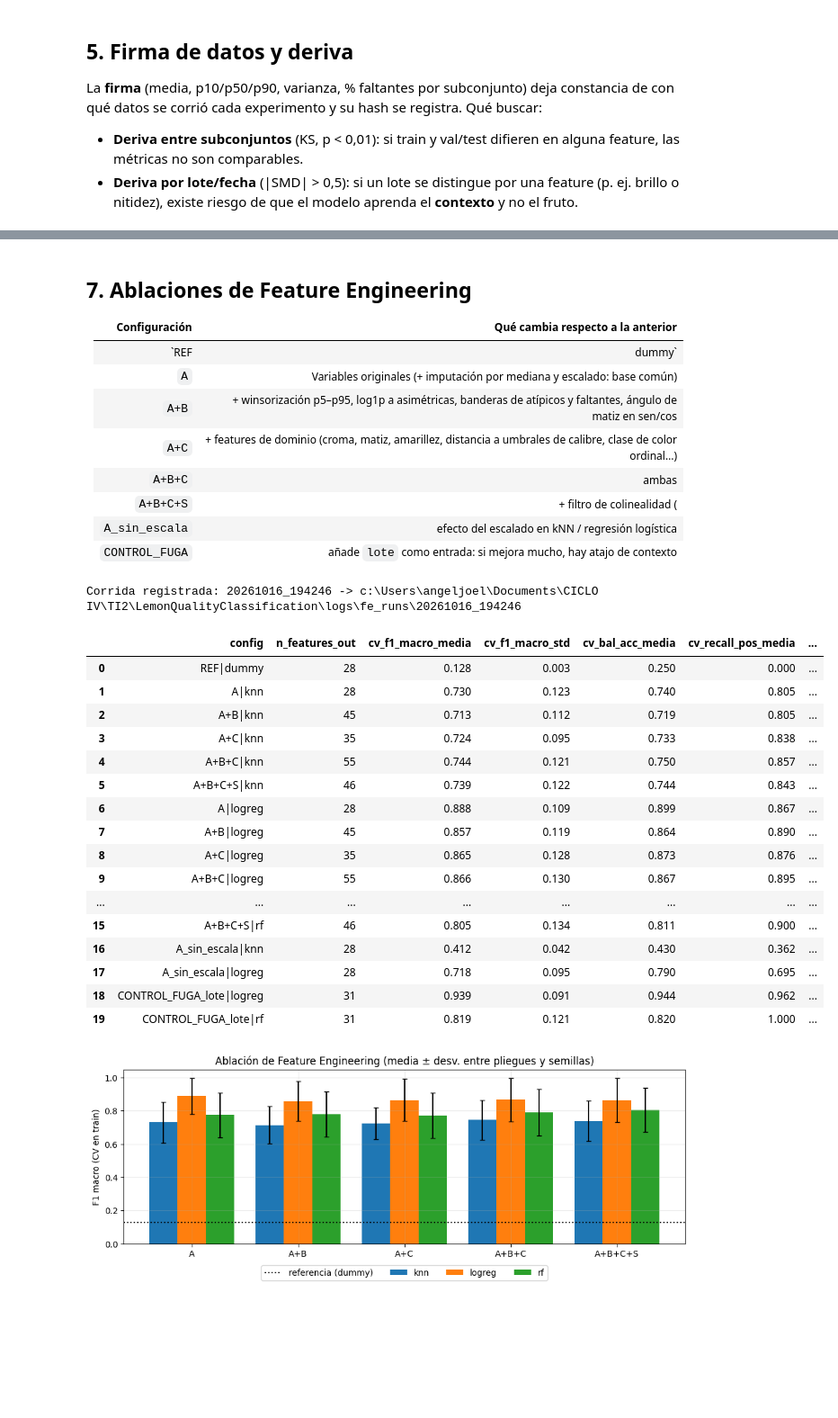
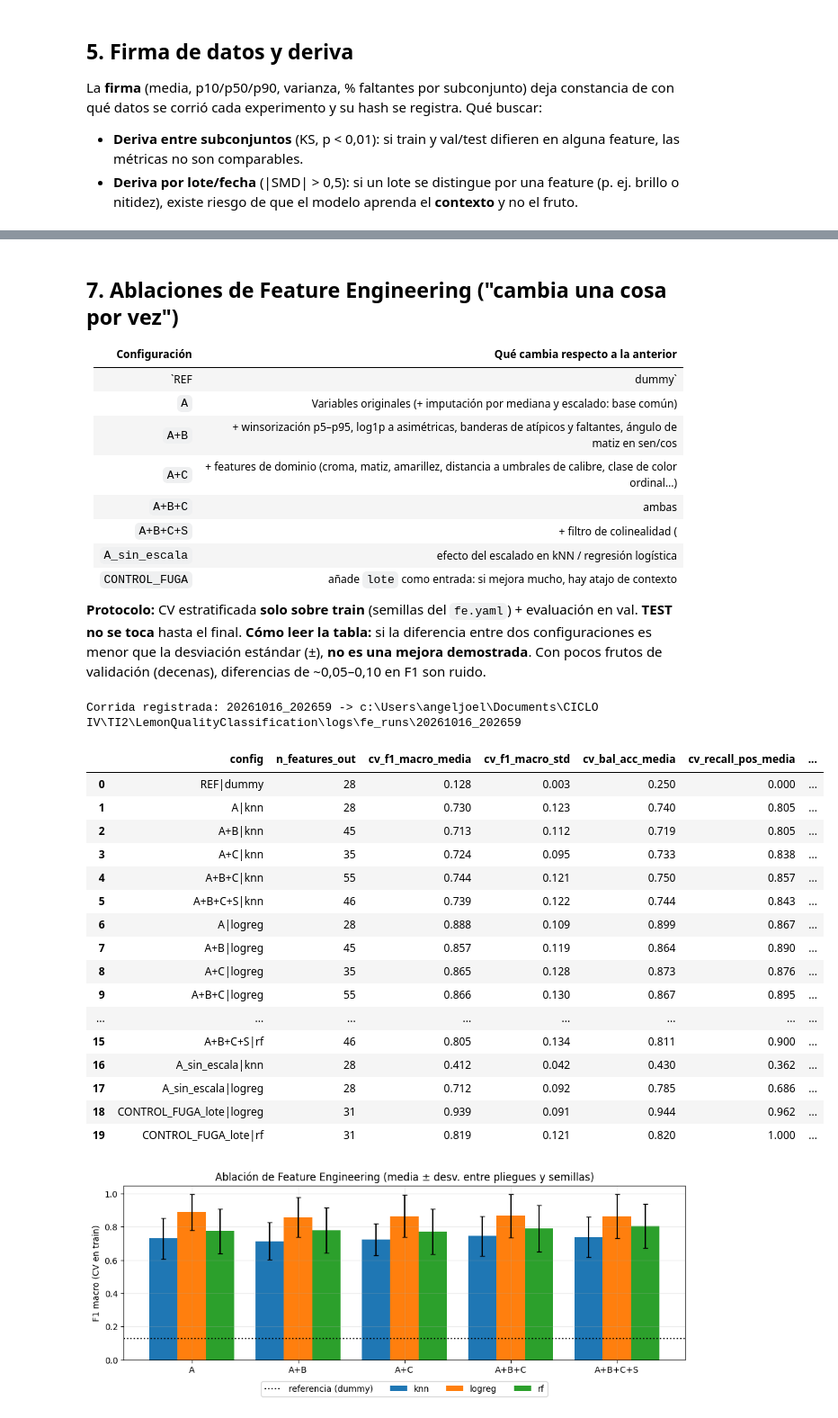
Before and after one commit to angeljoel1218/LemonQualityClassification, a Jupyter notebook: notebooks/Feature_Engineering.ipynb, the cells around one changed output, grey strips where cells are left out. Shown at 90% size. Saved outputs shown, nothing was run; the diff lists cells and outputs as text; code cells hidden in the pictures; blank space fills up the shorter version.

Commit message:
feat(experimient): baseline experiment

```diff
--- a/notebooks/Feature_Engineering.ipynb
+++ b/notebooks/Feature_Engineering.ipynb
@@ -34,10 +50,24 @@ Cada imagen produce medidas de **geometría** (ejes, área, circularidad, solide
 
 Esta etapa **no aprende nada de los datos** (no usa medias del dataset), por eso puede hacerse antes de partir sin fuga. Si ya generaste `features_frutos.csv` se reutiliza.
 # %%
+from src import ingesta, particion
+
+# Prerrequisitos: si falta algo se genera (la partición se crea UNA vez y queda congelada)
+if not (PROC / "indice_frutos.csv").exists():
+    ingesta.main(RAW, PROC)
+if not (PROC / "particion.csv").exists():
+    particion.main(PROC, forzar=False)
 if not (PROC / "features_frutos.csv").exists():
     ef.main(RAW, PROC, n_jobs=1)
+
 df = fx.cargar_datos(PROC, cfg)          # features + etiquetas + partición + features de dominio (C)
+cuenta = df["y"].value_counts()
+HAY_CLASES = len(cuenta) >= 2 and cuenta.min() >= 5     # los experimentos de clasificación lo exigen
 print(f"Frutos utilizables: {len(df)} | features A: {len(COLS_A)} | features C (dominio): {len(COLS_C)}")
+print("Frutos por categoría:", cuenta.to_dict())
+if not HAY_CLASES:
+    print("\n[AVISO] Hay menos de 2 categorías (o alguna con < 5 frutos): se omiten las secciones que entrenan "
+          "clasificadores (6 en parte, 7, 8 y 9). La extracción, su validación, la partición y la deriva SÍ se ejecutan.")
 df[["id_fruto", "lote", "fecha", "y", "subset"] + COLS_A[:5]].head()
 # %% [output]
 Frutos utilizables: 320 | features A: 30 | features C (dominio): 10
@@ -205,5 +239,5 @@ Primeras eliminadas: [('frac_vistas_defecto', 1000000.0), ('L_p10', 782.03281738
 # %% [markdown]
-## 7. Ablaciones de Feature Engineering
+## 7. Ablaciones de Feature Engineering ("cambia una cosa por vez")
 | Configuración | Qué cambia respecto a la anterior |
 |---|---|
 | `REF|dummy` | Referencia: siempre la clase mayoritaria (piso de desempeño) |
@@ -214,32 +248,38 @@ Primeras eliminadas: [('frac_vistas_defecto', 1000000.0), ('L_p10', 782.03281738
 | `A+B+C+S` | + filtro de colinealidad (|r| > 0,95) |
 | `A_sin_escala` | efecto del escalado en kNN / regresión logística |
 | `CONTROL_FUGA` | añade `lote` como entrada: si mejora mucho, hay atajo de contexto |
+
+**Protocolo:** CV estratificada **solo sobre train** (semillas del `fe.yaml`) + evaluación en val. **TEST no se toca** hasta el final.
+**Cómo leer la tabla:** si la diferencia entre dos configuraciones es menor que la desviación estándar (±), **no es una mejora demostrada**. Con pocos frutos de validación (decenas), diferencias de ~0,05–0,10 en F1 son ruido.
 # %%
-if EJECUTAR_ABLACIONES:
-    res, RUN_ID, cfg = fx.ejecutar(PROC, cfg, control_fuga=CONTROL_FUGA, verbose=False)
-    print("Corrida registrada:", RUN_ID, "->", ROOT / "logs" / "fe_runs" / RUN_ID)
+if HAY_CLASES:
+    if EJECUTAR_ABLACIONES:
+        res, RUN_ID, cfg = fx.ejecutar(PROC, cfg, control_fuga=CONTROL_FUGA, verbose=False)
+        print("Corrida registrada:", RUN_ID, "->", ROOT / "logs" / "fe_runs" / RUN_ID)
+    else:
+        res = pd.read_csv(sorted((ROOT / "logs" / "fe_runs").glob("*/resultados.csv"))[-1])
+    tabla = res[["config", "n_features_out", "cv_f1_macro_media", "cv_f1_macro_std", "cv_bal_acc_media", "cv_recall_pos_media",
+                 "cv_prauc_pos_media", "val_f1_macro", "cv_fit_s_media", "latencia_total_ms_fruto", "avisos_no_convergencia"]].round(3)
+    display(tabla)
 else:
-    res = pd.read_csv(sorted((ROOT / "logs" / "fe_runs").glob("*/resultados.csv"))[-1])
-tabla = res[["config", "n_features_out", "cv_f1_macro_media", "cv_f1_macro_std", "cv_bal_acc_media", "cv_recall_pos_media",
-             "cv_prauc_pos_media", "val_f1_macro", "cv_fit_s_media", "latencia_total_ms_fruto", "avisos_no_convergencia"]].round(3)
-display(tabla)
+    print('Seccion omitida: requiere al menos 2 categorias con >= 5 frutos cada una.')
 # %% [output]
-Corrida registrada: 20261016_194246 -> c:\Users\angeljoel\Documents\CICLO IV\TI2\LemonQualityClassification\logs\fe_runs\20261016_194246
+Corrida registrada: 20261016_202659 -> c:\Users\angeljoel\Documents\CICLO IV\TI2\LemonQualityClassification\logs\fe_runs\20261016_202659
 |  | config | n_features_out | cv_f1_macro_media | cv_f1_macro_std | cv_bal_acc_media | cv_recall_pos_media | ... |
 | 0 | REF|dummy | 28 | 0.128 | 0.003 | 0.250 | 0.000 | ... |
 | 1 | A|knn | 28 | 0.730 | 0.123 | 0.740 | 0.805 | ... |
 | 2 | A+B|knn | 45 | 0.713 | 0.112 | 0.719 | 0.805 | ... |
 | 3 | A+C|knn | 35 | 0.724 | 0.095 | 0.733 | 0.838 | ... |
 | 4 | A+B+C|knn | 55 | 0.744 | 0.121 | 0.750 | 0.857 | ... |
 | 5 | A+B+C+S|knn | 46 | 0.739 | 0.122 | 0.744 | 0.843 | ... |
 | 6 | A|logreg | 28 | 0.888 | 0.109 | 0.899 | 0.867 | ... |
 | 7 | A+B|logreg | 45 | 0.857 | 0.119 | 0.864 | 0.890 | ... |
 | 8 | A+C|logreg | 35 | 0.865 | 0.128 | 0.873 | 0.876 | ... |
 | 9 | A+B+C|logreg | 55 | 0.866 | 0.130 | 0.867 | 0.895 | ... |
 | ... | ... | ... | ... | ... | ... | ... | ... |
 | 15 | A+B+C+S|rf | 46 | 0.805 | 0.134 | 0.811 | 0.900 | ... |
 | 16 | A_sin_escala|knn | 28 | 0.412 | 0.042 | 0.430 | 0.362 | ... |
-| 17 | A_sin_escala|logreg | 28 | 0.718 | 0.095 | 0.790 | 0.695 | ... |
+| 17 | A_sin_escala|logreg | 28 | 0.712 | 0.092 | 0.785 | 0.686 | ... |
 | 18 | CONTROL_FUGA_lote|logreg | 31 | 0.939 | 0.091 | 0.944 | 0.962 | ... |
 | 19 | CONTROL_FUGA_lote|rf | 31 | 0.819 | 0.121 | 0.820 | 1.000 | ... |
 # %%
```
Also changed, not shown: parts of 12 cells of this notebook, 7 other files.
